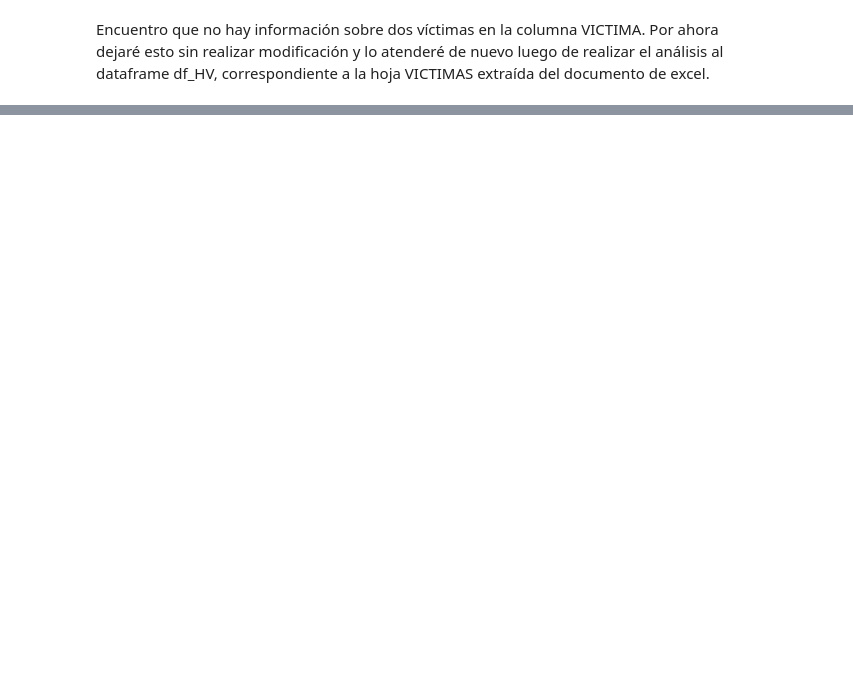
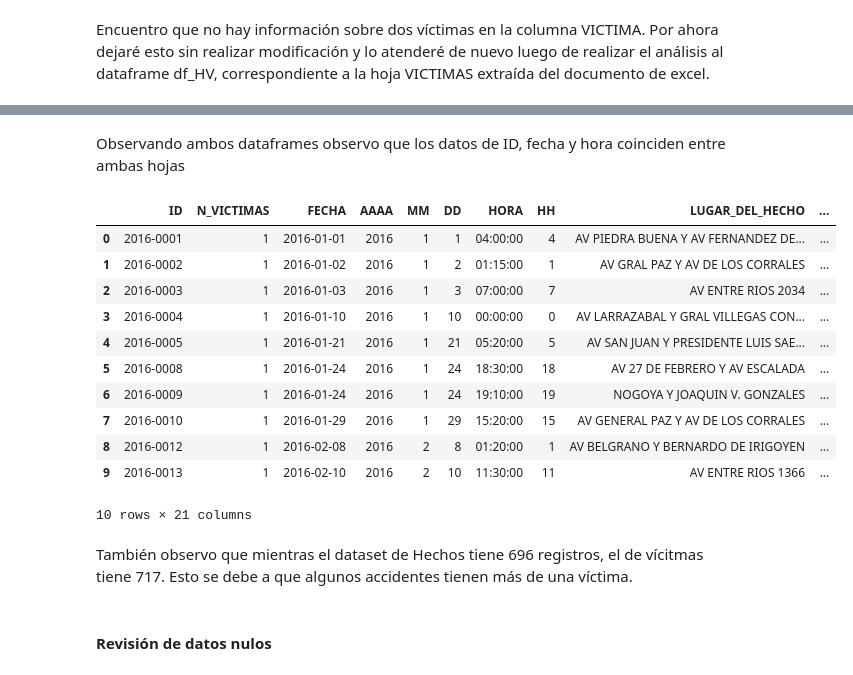
Before and after one commit to anapmaya/PI02_HENRY_DA, a Jupyter notebook: EDA.ipynb, the cells around one changed output, grey strips where cells are left out. Saved outputs shown, nothing was run; the diff lists cells and outputs as text; code cells hidden in the pictures; blank space fills up the shorter version.

```diff
--- a/EDA.ipynb
+++ b/EDA.ipynb
@@ -126,0 +123,5 @@ Necesito encontrar la forma de sacar de la columna 'coordenadas' los valores ind
+# %%
+geolocator = Nominatim(user_agent="myGeocoder", timeout=10)
+location = geolocator.geocode("AUTOPISTA 25 DE MAYO, Buenos Aires, Argentina")
+df_HH['pos y'][139] = location.latitude
+df_HH['pos x'][139] = location.longitude
@@ -175,3 +184,7 @@ Estas columnas contienen información que puede ser redundante, pero no me estor
+# %%
+#Cambio el valor SD por 0 para poder convertir luego los tipos de datos de estas columnas
+df_HH['HORA'][518]=0
+df_HH['HH'][518]=0
 # %% [markdown]
 #### Columnas LUGAR_DEL_HECHO y Direccion Normalizada
 Ambas columnas almacenan la misma información, sólo cambia el formato. En 'Dirección Normalizada' Hay algunos valores nulos.
@@ -318,0 +354,13 @@ Encuentro que no hay información sobre dos víctimas en la columna VICTIMA. Por
+# %%
+df_HH['ID'] = df_HH['ID'].astype(str)
+df_HH['HORA'] = df_HH['HORA'].astype(str)
+df_HH['HH'] = df_HH['HH']. astype(int)
+df_HH['LUGAR_DEL_HECHO'] = df_HH['LUGAR_DEL_HECHO']. astype(str)
+df_HH['TIPO_DE_CALLE'] = df_HH['TIPO_DE_CALLE']. astype(str)
+df_HH['Calle'] = df_HH['Calle']. astype(str)
+df_HH['Dirección Normalizada'] = df_HH['Dirección Normalizada']. astype(str)
+df_HH['pos x'] = df_HH['pos x']. astype(float)
+df_HH['pos y'] = df_HH['pos y']. astype(float)
+df_HH['PARTICIPANTES'] = df_HH['PARTICIPANTES']. astype(str)
+df_HH['VICTIMA'] = df_HH['VICTIMA']. astype(str)
+df_HH['ACUSADO'] = df_HH['ACUSADO']. astype(str)
@@ -318,0 +369,18 @@ Encuentro que no hay información sobre dos víctimas en la columna VICTIMA. Por
+# %%
+
+df_HH = df_HH.rename(columns={'N_VICTIMAS': 'Cantidad víctimas',
+                                'FECHA': 'Fecha',
+                                'AAAA':'Año',
+                                'MM':'Mes',
+                                'DD':'Día',
+                                'HORA': 'Hora',
+                                'HH':'Hora entera',
+                                'LUGAR_DEL_HECHO': 'Lugar del hecho',
+                                'TIPO_DE_CALLE': 'Tipo de Calle',
+                                'COMUNA': 'Comuna',
+                                'pos x': 'Pos x',
+                                'pos y': 'Pos y',
+                                'PARTICIPANTES': 'Participantes',
+                                'VICTIMA': 'Víctima',
+                                'ACUSADO': 'Acusado'
+                                })
@@ -324,0 +451,21 @@ El domingo trabajar sobre el dash board y el lunes sobre la presentación, el Re
+# %% [markdown]
+Observando ambos dataframes observo que los datos de ID, fecha y hora coinciden entre ambas hojas
+# %%
+df_HH.head(10)
+# %% [output]
+|  | ID | N_VICTIMAS | FECHA | AAAA | MM | DD | HORA | HH | LUGAR_DEL_HECHO | ... |
+| 0 | 2016-0001 | 1 | 2016-01-01 | 2016 | 1 | 1 | 04:00:00 | 4 | AV PIEDRA BUENA Y AV FERNANDEZ DE... | ... |
+| 1 | 2016-0002 | 1 | 2016-01-02 | 2016 | 1 | 2 | 01:15:00 | 1 | AV GRAL PAZ Y AV DE LOS CORRALES | ... |
+| 2 | 2016-0003 | 1 | 2016-01-03 | 2016 | 1 | 3 | 07:00:00 | 7 | AV ENTRE RIOS 2034 | ... |
+| 3 | 2016-0004 | 1 | 2016-01-10 | 2016 | 1 | 10 | 00:00:00 | 0 | AV LARRAZABAL Y GRAL VILLEGAS CON... | ... |
+| 4 | 2016-0005 | 1 | 2016-01-21 | 2016 | 1 | 21 | 05:20:00 | 5 | AV SAN JUAN Y PRESIDENTE LUIS SAE... | ... |
+| 5 | 2016-0008 | 1 | 2016-01-24 | 2016 | 1 | 24 | 18:30:00 | 18 | AV 27 DE FEBRERO Y AV ESCALADA | ... |
+| 6 | 2016-0009 | 1 | 2016-01-24 | 2016 | 1 | 24 | 19:10:00 | 19 | NOGOYA Y JOAQUIN V. GONZALES | ... |
+| 7 | 2016-0010 | 1 | 2016-01-29 | 2016 | 1 | 29 | 15:20:00 | 15 | AV GENERAL PAZ Y AV DE LOS CORRALES | ... |
+| 8 | 2016-0012 | 1 | 2016-02-08 | 2016 | 2 | 8 | 01:20:00 | 1 | AV BELGRANO Y BERNARDO DE IRIGOYEN | ... |
+| 9 | 2016-0013 | 1 | 2016-02-10 | 2016 | 2 | 10 | 11:30:00 | 11 | AV ENTRE RIOS 1366 | ... |
+10 rows × 21 columns
+# %% [markdown]
+También observo que mientras el dataset de Hechos tiene 696 registros, el de vícitmas tiene 717. Esto se debe a que algunos accidentes tienen más de una víctima.
+# %% [markdown]
+#### Revisión de datos nulos
```
Also changed, not shown: parts of 60 cells of this notebook, 2 other files.
